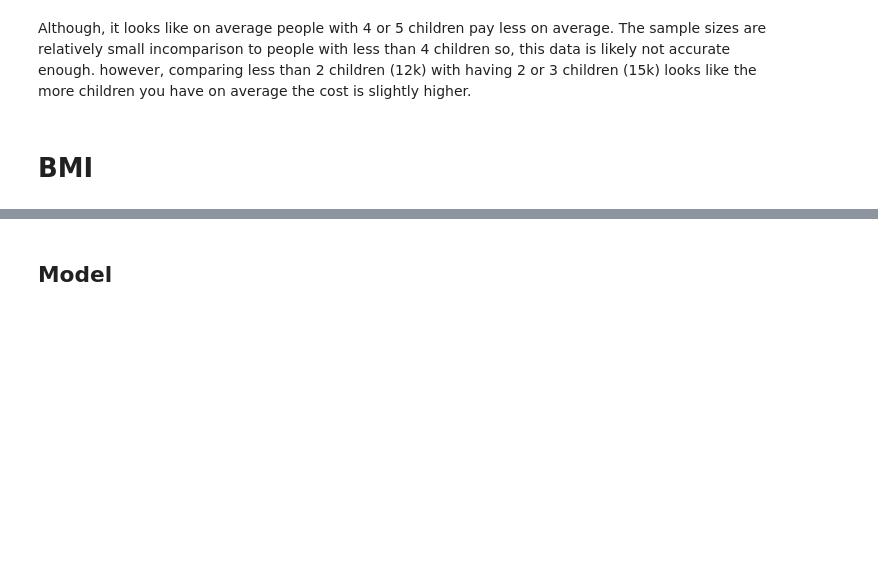
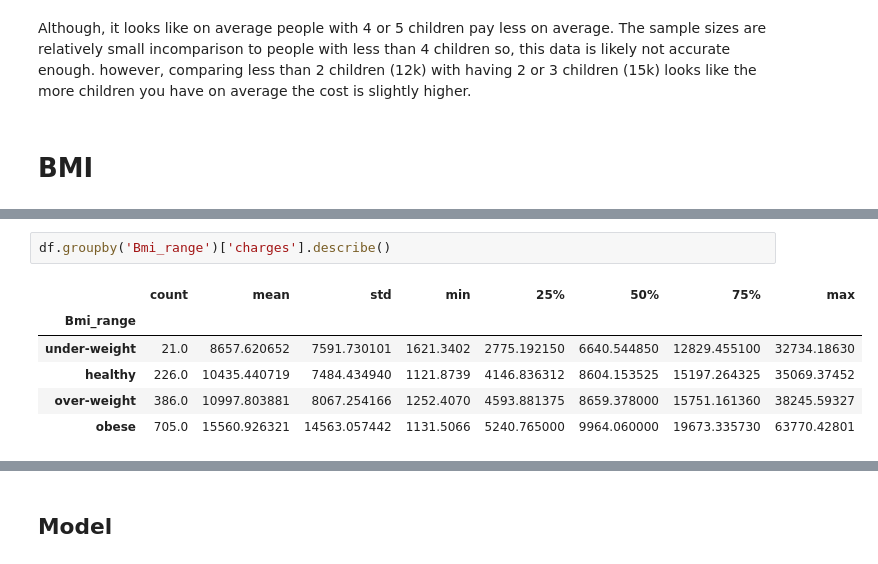
Before and after one commit to RossErskine/Kaggle-notebooks, a Jupyter notebook: Medical-insurance-Stats.ipynb, the cells around one changed output, grey strips where cells are left out. Cells and saved outputs as stored; diff of their text form; blank space fills up the shorter version.

```diff
--- a/Medical-insurance-Stats.ipynb
+++ b/Medical-insurance-Stats.ipynb
@@ -142,0 +168,9 @@ TypeError: '>' not supported between instances of 'str' and 'int'
+# %%
+df.groupby('Bmi_range')['charges'].describe()
+# %% [output]
+|  | count | mean | std | min | 25% | 50% | 75% | max |
+| Bmi_range |  |  |  |  |  |  |  |  |
+| under-weight | 21.0 | 8657.620652 | 7591.730101 | 1621.3402 | 2775.192150 | 6640.544850 | 12829.455100 | 32734.18630 |
+| healthy | 226.0 | 10435.440719 | 7484.434940 | 1121.8739 | 4146.836312 | 8604.153525 | 15197.264325 | 35069.37452 |
+| over-weight | 386.0 | 10997.803881 | 8067.254166 | 1252.4070 | 4593.881375 | 8659.378000 | 15751.161360 | 38245.59327 |
+| obese | 705.0 | 15560.926321 | 14563.057442 | 1131.5066 | 5240.765000 | 9964.060000 | 19673.335730 | 63770.42801 |
```
Also changed, not shown: parts of 4 cells of this notebook.
